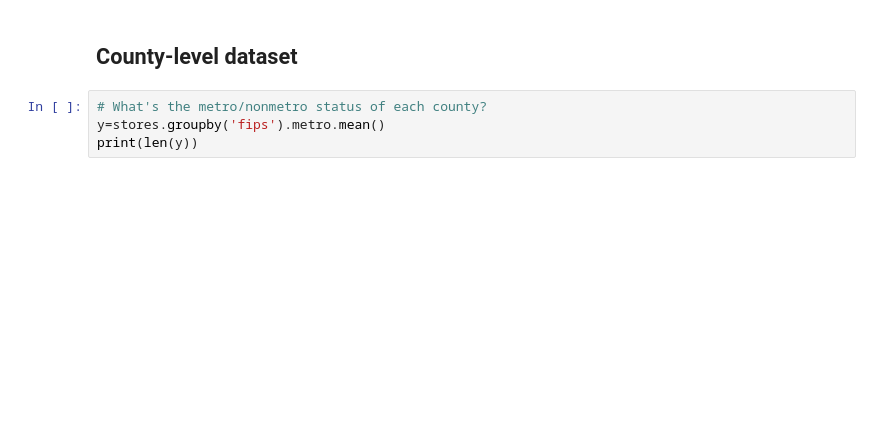
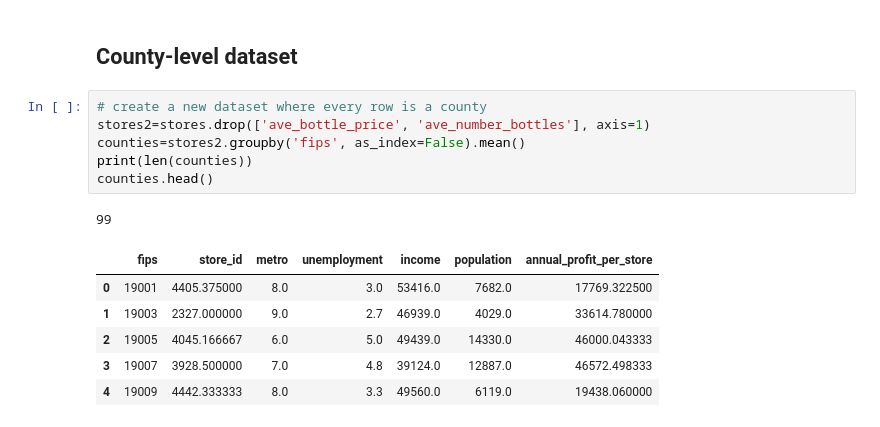
Before and after one commit to austinlasseter/Iowa_Liquor, a Jupyter notebook: code/2 - Cleaning and Exploring the data.ipynb, the cells around one changed output. Drawn from its saved outputs; the diff is of its cells as text; blank space fills up the shorter version.

```diff
--- a/code/2 - Cleaning and Exploring the data.ipynb
+++ b/code/2 - Cleaning and Exploring the data.ipynb
@@ -135,6 +195,16 @@ x.head()
 # %% [markdown]
 ## County-level dataset
-# %%
-# What's the metro/nonmetro status of each county?
-y=stores.groupby('fips').metro.mean()
-print(len(y))
+# %%
+# create a new dataset where every row is a county
+stores2=stores.drop(['ave_bottle_price', 'ave_number_bottles'], axis=1)
+counties=stores2.groupby('fips', as_index=False).mean()
+print(len(counties))
+counties.head()
+# %% [output]
+99
+|  | fips | store_id | metro | unemployment | income | population | annual_profit_per_store |
+| 0 | 19001 | 4405.375000 | 8.0 | 3.0 | 53416.0 | 7682.0 | 17769.322500 |
+| 1 | 19003 | 2327.000000 | 9.0 | 2.7 | 46939.0 | 4029.0 | 33614.780000 |
+| 2 | 19005 | 4045.166667 | 6.0 | 5.0 | 49439.0 | 14330.0 | 46000.043333 |
+| 3 | 19007 | 3928.500000 | 7.0 | 4.8 | 39124.0 | 12887.0 | 46572.498333 |
+| 4 | 19009 | 4442.333333 | 8.0 | 3.3 | 49560.0 | 6119.0 | 19438.060000 |
```
Also changed, not shown: parts of 24 cells of this notebook, 1 other file.
